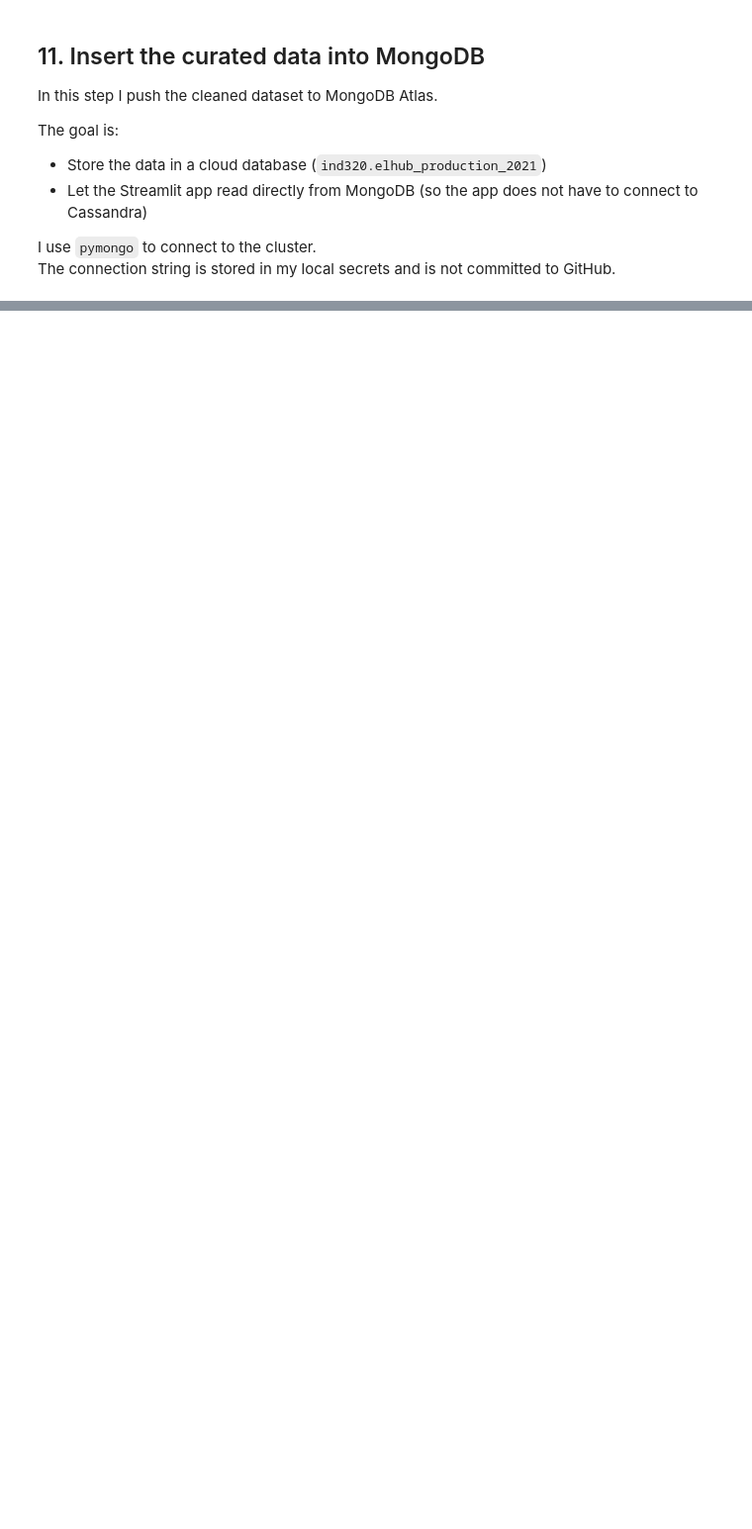
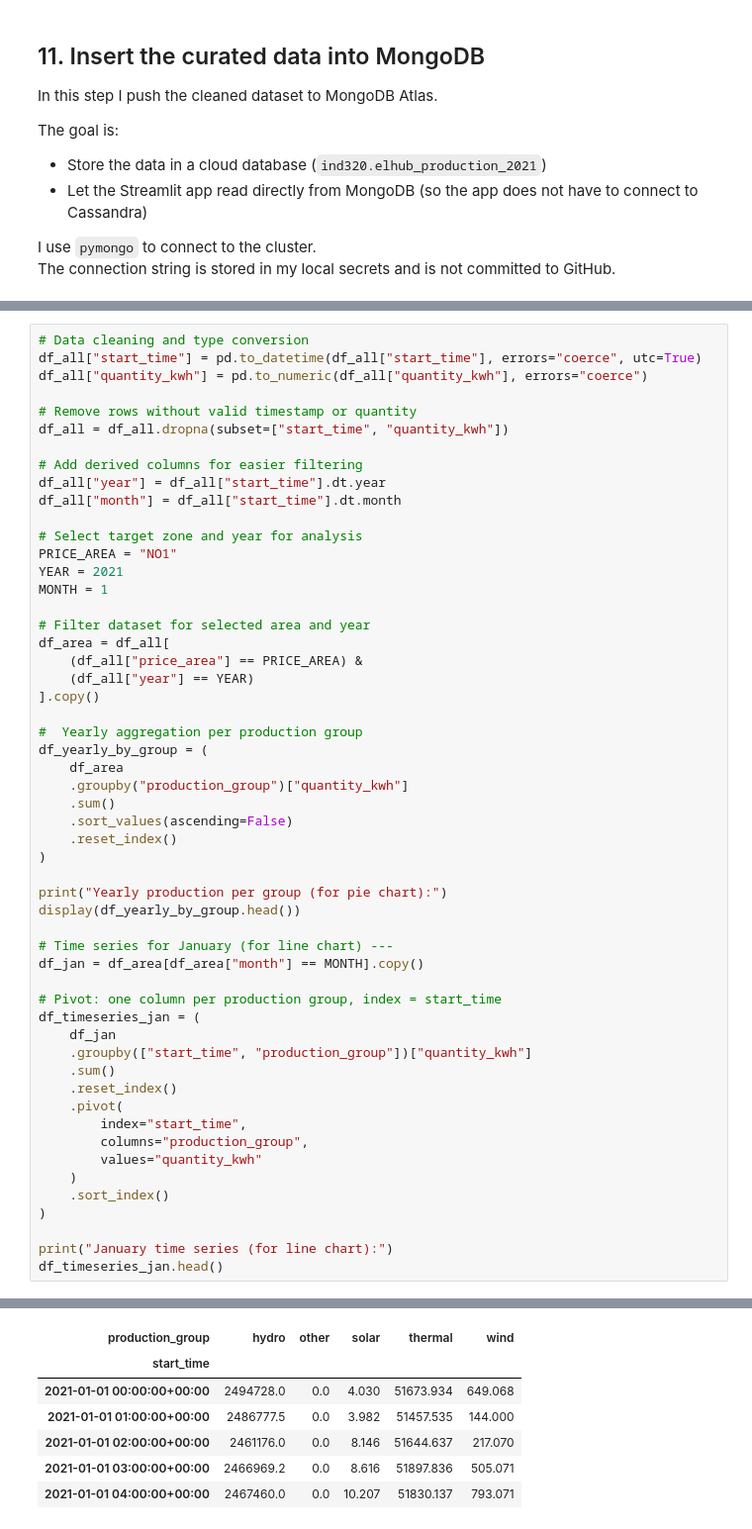
Before and after one commit to lise-dev/liserochat-ind320-dashboard, a Jupyter notebook: notebooks/Assignment02-ROCHAT-Lise.ipynb, the cells around one changed output, grey strips where cells are left out. Shown: that part at 99% size. Saved outputs shown, nothing was run; the diff lists cells and outputs as text; blank space fills up the shorter version.

```diff
--- a/notebooks/Assignment02-ROCHAT-Lise.ipynb
+++ b/notebooks/Assignment02-ROCHAT-Lise.ipynb
@@ -288,0 +401,55 @@ print("MongoDB collections:", mongo_db.list_collection_names())
+# %%
+# Data cleaning and type conversion
+df_all["start_time"] = pd.to_datetime(df_all["start_time"], errors="coerce", utc=True)
+df_all["quantity_kwh"] = pd.to_numeric(df_all["quantity_kwh"], errors="coerce")
+
+# Remove rows without valid timestamp or quantity
+df_all = df_all.dropna(subset=["start_time", "quantity_kwh"])
+
+# Add derived columns for easier filtering
+df_all["year"] = df_all["start_time"].dt.year
+df_all["month"] = df_all["start_time"].dt.month
+
+# Select target zone and year for analysis
+PRICE_AREA = "NO1"
+YEAR = 2021
+MONTH = 1
+
+# Filter dataset for selected area and year
+df_area = df_all[
+    (df_all["price_area"] == PRICE_AREA) &
+    (df_all["year"] == YEAR)
+].copy()
+
+#  Yearly aggregation per production group
+df_yearly_by_group = (
+    df_area
+    .groupby("production_group")["quantity_kwh"]
+    .sum()
+    .sort_values(ascending=False)
+    .reset_index()
+)
+
+print("Yearly production per group (for pie chart):")
+display(df_yearly_by_group.head())
+
+# Time series for January (for line chart) ---
+df_jan = df_area[df_area["month"] == MONTH].copy()
+
+# Pivot: one column per production group, index = start_time
+df_timeseries_jan = (
+    df_jan
+    .groupby(["start_time", "production_group"])["quantity_kwh"]
+    .sum()
+    .reset_index()
+    .pivot(
+        index="start_time",
+        columns="production_group",
+        values="quantity_kwh"
+    )
+    .sort_index()
+)
+
+print("January time series (for line chart):")
+df_timeseries_jan.head()
+# %% [output]
@@ -288,0 +464,7 @@ print("MongoDB collections:", mongo_db.list_collection_names())
+| production_group | hydro | other | solar | thermal | wind |
+| start_time |  |  |  |  |  |
+| 2021-01-01 00:00:00+00:00 | 2494728.0 | 0.0 | 4.030 | 51673.934 | 649.068 |
+| 2021-01-01 01:00:00+00:00 | 2486777.5 | 0.0 | 3.982 | 51457.535 | 144.000 |
+| 2021-01-01 02:00:00+00:00 | 2461176.0 | 0.0 | 8.146 | 51644.637 | 217.070 |
+| 2021-01-01 03:00:00+00:00 | 2466969.2 | 0.0 | 8.616 | 51897.836 | 505.071 |
+| 2021-01-01 04:00:00+00:00 | 2467460.0 | 0.0 | 10.207 | 51830.137 | 793.071 |
```
Also changed, not shown: parts of 16 cells of this notebook, 1 other file.
